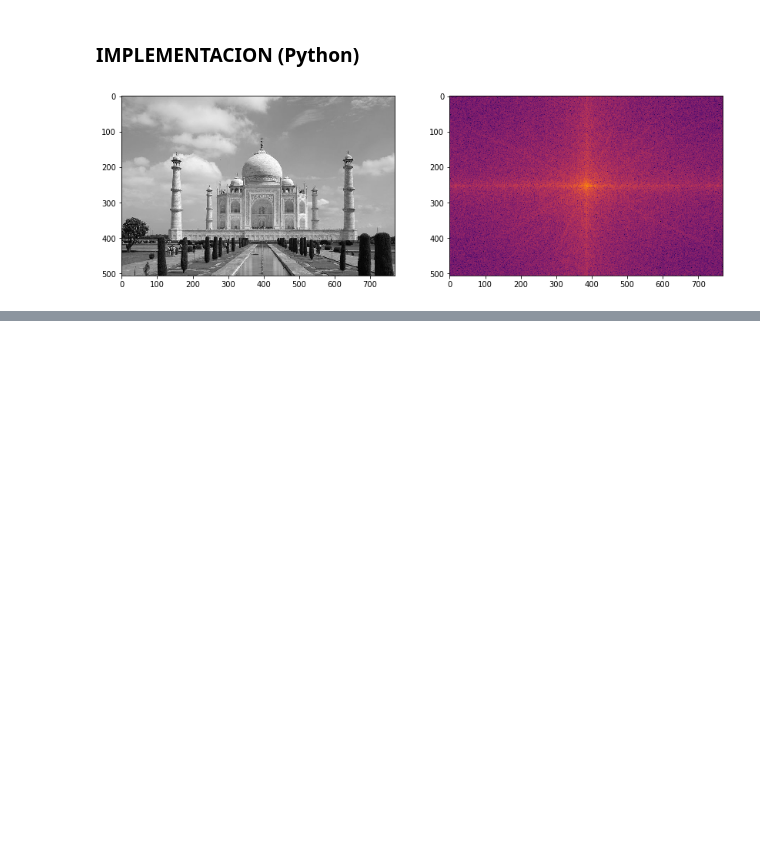
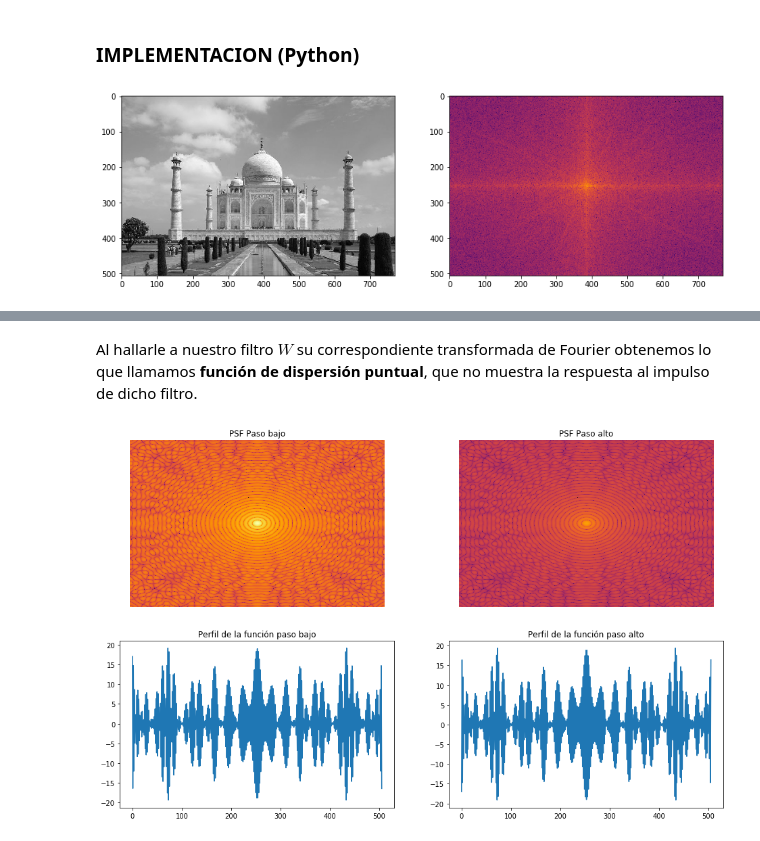
Before and after one commit to luiscib3r/Procesamiento-de-Imagenes, a Jupyter notebook: Seminario/Filtrado de imágenes en el dominio de la frecuencia.ipynb, the cells around one changed output, grey strips where cells are left out. Saved outputs shown, nothing was run; the diff lists cells and outputs as text; code cells hidden in the pictures; blank space fills up the shorter version.

```diff
--- a/Seminario/Filtrado de imágenes en el dominio de la frecuencia.ipynb
+++ b/Seminario/Filtrado de imágenes en el dominio de la frecuencia.ipynb
@@ -147,0 +184,25 @@ show()
+# %% [markdown]
+Al hallarle a nuestro filtro $W$ su correspondiente transformada de Fourier obtenemos lo que llamamos <b>función de dispersión puntual</b>, que no muestra la respuesta al impulso de dicho filtro.
+# %%
+WF = fftshift(fft2(W))
+W2F = fftshift(fft2(W2))
+
+_, ((ax1, ax2), (ax3, ax4)) = subplots(2, 2, figsize=(16, 10))
+
+ax1.imshow(20*log(abs(WF)), cmap="inferno")
+ax1.set_title("PSF Paso bajo")
+ax1.set_axis_off()
+
+ax2.imshow(20*log(abs(W2F)), cmap="inferno")
+ax2.set_title("PSF Paso alto")
+ax2.set_axis_off()
+
+ax3.plot(real(WF[..., 0]))
+ax3.set_title("Perfil de la función paso bajo")
+
+ax4.plot(real(W2F[..., 0]))
+ax4.set_title("Perfil de la función paso alto")
+
+show()
+# %% [output]
+[figure, added]
```
Also changed, not shown: parts of 8 cells of this notebook, 2 other files.
